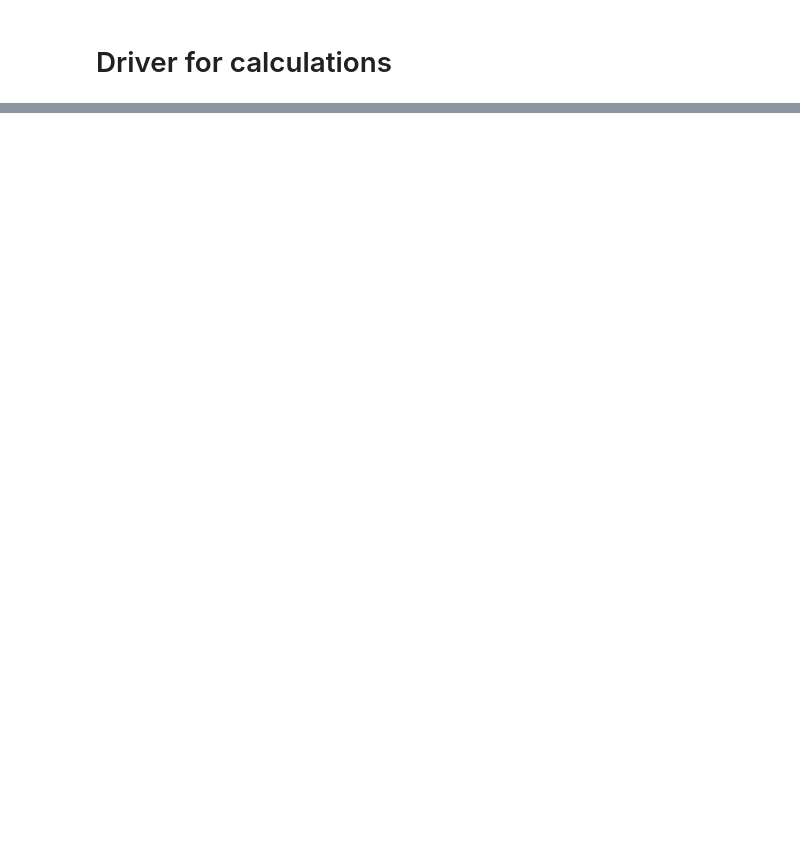
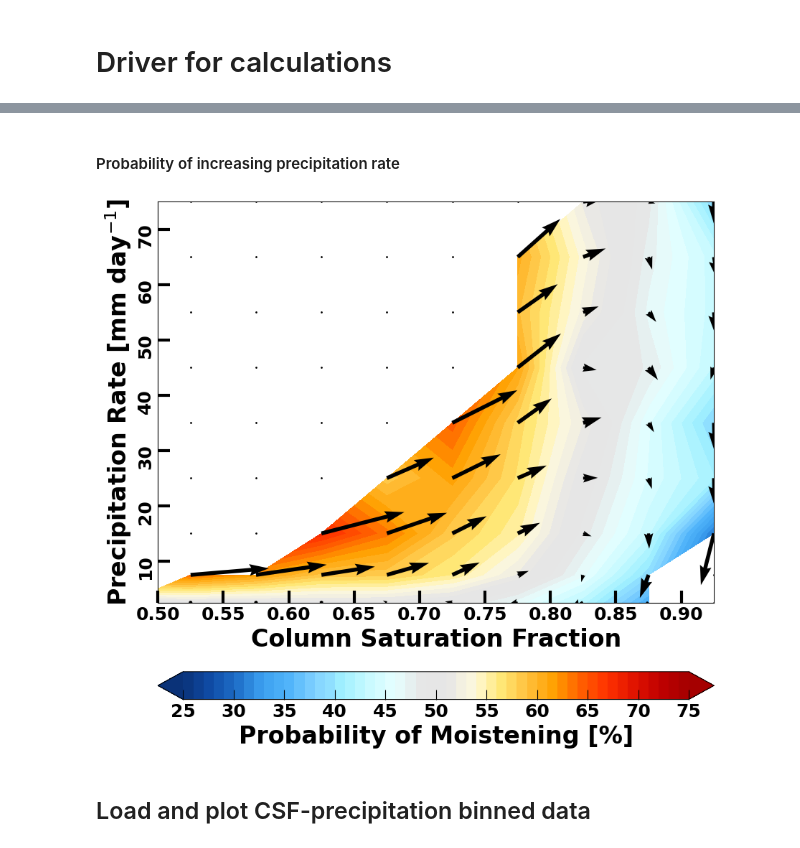
Before and after one commit to bwolding/tropical_PODs, a Jupyter notebook: testing/initial_testing.ipynb, the cells around one changed output, grey strips where cells are left out. Cells and saved outputs as stored; diff of their text form; code cells hidden in the pictures; blank space fills up the shorter version.

```diff
--- a/testing/initial_testing.ipynb
+++ b/testing/initial_testing.ipynb
@@ -471,0 +576,25 @@ Binning and Compositing
+# %%
+csf_precipitation_rate_binned_coevolution_composite = process_multiyear_two_variable_binned_coevolution_composites(limit_files_to_select_years(glob(odir_datasets + 'csf_precipitation_rate_binned_coevolution_composite_*'), years_to_plot_list))
+csf_precipitation_rate_binned_precipitation_rate_composite = process_multiyear_two_variable_binned_ivar_composites(limit_files_to_select_years(glob(odir_datasets + 'csf_precipitation_rate_binned_precipitation_rate_composite_*'), years_to_plot_list))
+# %% [markdown]
+#### Probability of increasing precipitation rate
+# %%
+two_variable_binned_coevolution_composites = csf_precipitation_rate_binned_coevolution_composite
+color_shading_var = (csf_precipitation_rate_binned_precipitation_rate_composite['bin_number_pos_delta_ivar_centered'] / csf_precipitation_rate_binned_precipitation_rate_composite['bin_number_of_samples_centered'])*100
+color_shading_var_number_of_samples = csf_precipitation_rate_binned_precipitation_rate_composite['bin_number_of_samples_centered']
+color_shading_levels = np.arange(25, 76, 1)
+color_shading_map = colormap_colors
+colorbar_extend_string = 'both'
+colorbar_tick_levels = np.arange(25, 80, 5)
+colorbar_label_string = 'Probability of Moistening [%]'
+scientific_colorbar_boolean = False
+plot_vectors_boolean = True
+leading_lagging_centered_string='centered'
+save_fig_boolean = False
+figure_path_and_name = odir_plots + 'csf_precipitation_rate_binned_precipitation_rate_composite_' + str(years_to_plot_list[0]) + '_' + str(years_to_plot_list[-1]) + '.png'
+
+plot_two_variables_binned_composites(two_variable_binned_coevolution_composites, color_shading_var, color_shading_var_number_of_samples, min_number_of_obs, color_shading_levels, color_shading_map, colorbar_extend_string, colorbar_tick_levels, colorbar_label_string, scientific_colorbar_boolean, plot_vectors_boolean, leading_lagging_centered_string, save_fig_boolean, figure_path_and_name)
+# %% [output]
+[figure, added]
+# %% [markdown]
+## Load and plot CSF-precipitation binned data
```
Also changed, not shown: parts of 16 cells of this notebook, 6 other files.
